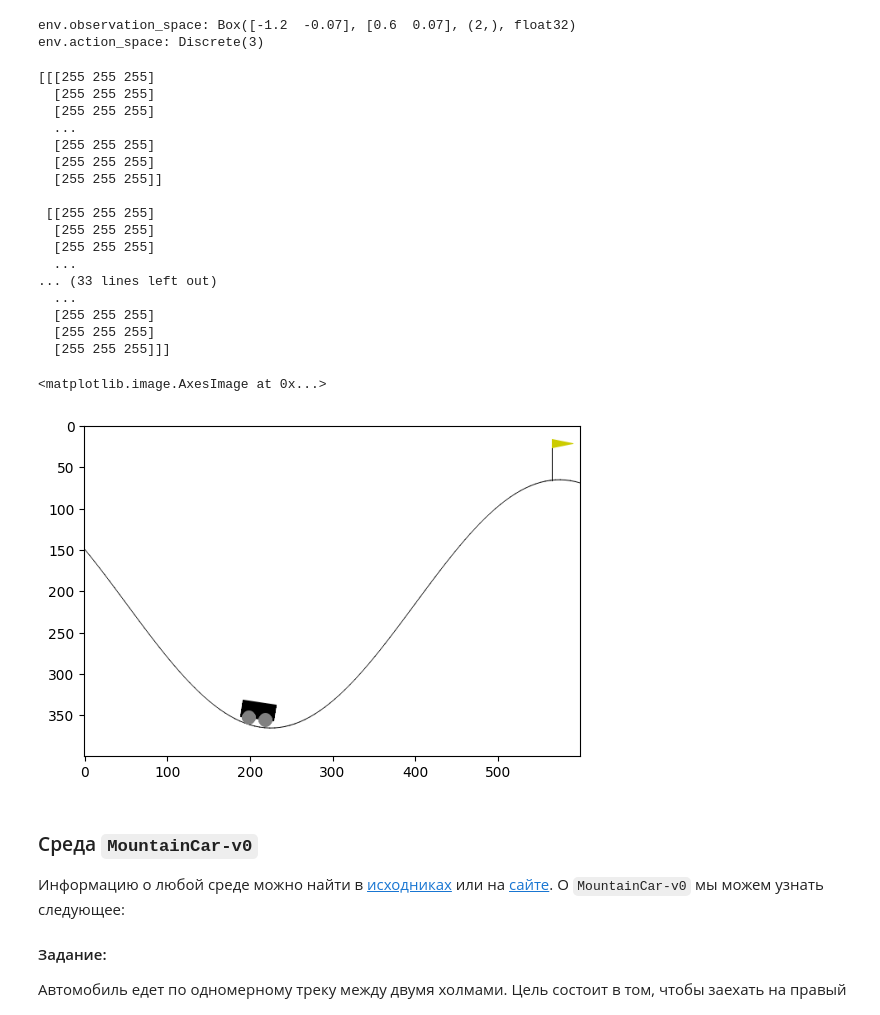
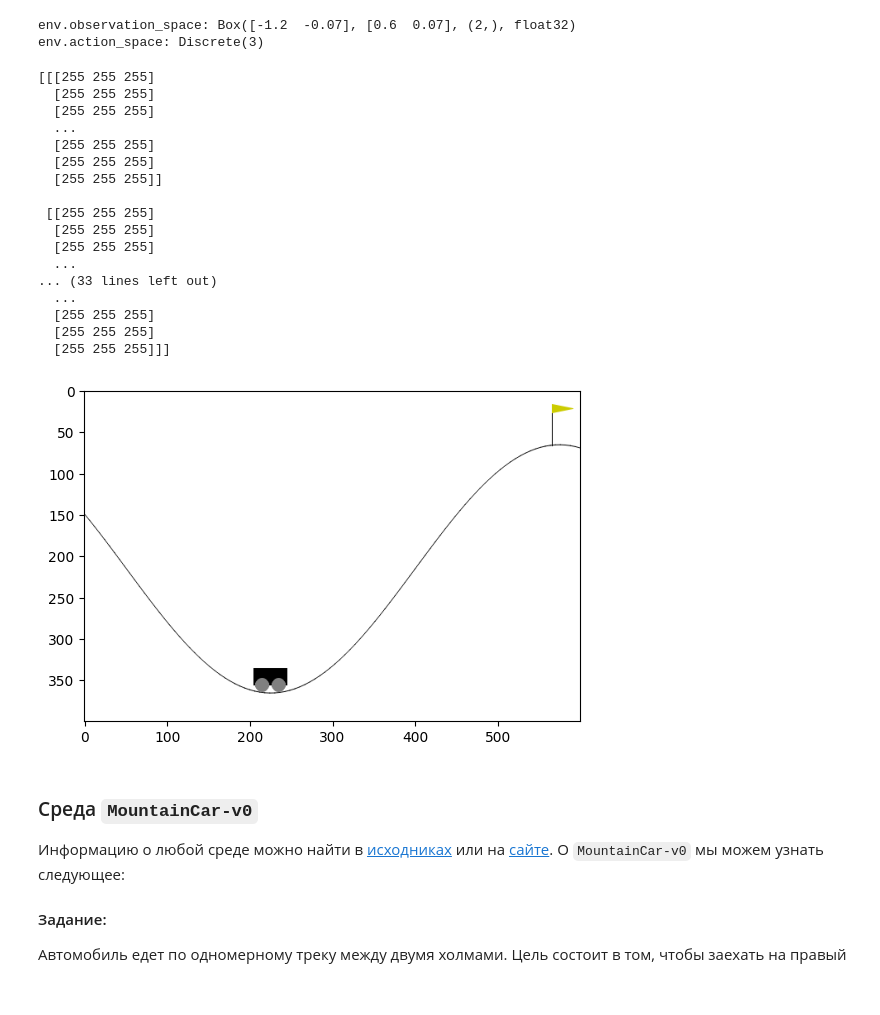
Before and after one commit to litvinovmitch11/RL, a Jupyter notebook: practices/prac1/Prac1_2.ipynb, the cells around one changed output. Saved outputs shown, nothing was run; the diff lists cells and outputs as text; code cells hidden in the pictures.

```diff
--- a/practices/prac1/Prac1_2.ipynb
+++ b/practices/prac1/Prac1_2.ipynb
@@ -86,29 +77,29 @@ env.action_space: Discrete(3)
 # %%
 # Отрисовка
 env = gym.make("MountainCar-v0", render_mode="rgb_array")
 env.reset()
 print(env.render())
 plt.imshow(env.render())
+None
 # %% [output]
 [[[255 255 255]
   [255 255 255]
   [255 255 255]
   ...
   [255 255 255]
   [255 255 255]
   [255 255 255]]
 
  [[255 255 255]
   [255 255 255]
   [255 255 255]
   ...
 ... (33 lines left out)
   ...
   [255 255 255]
   [255 255 255]
   [255 255 255]]]
-<matplotlib.image.AxesImage at 0x...>
-[figure, old version]
+[figure, new version]
 # %% [markdown]
 ### Среда ``MountainCar-v0``
 
```
Also changed, not shown: parts of 5 cells of this notebook.
